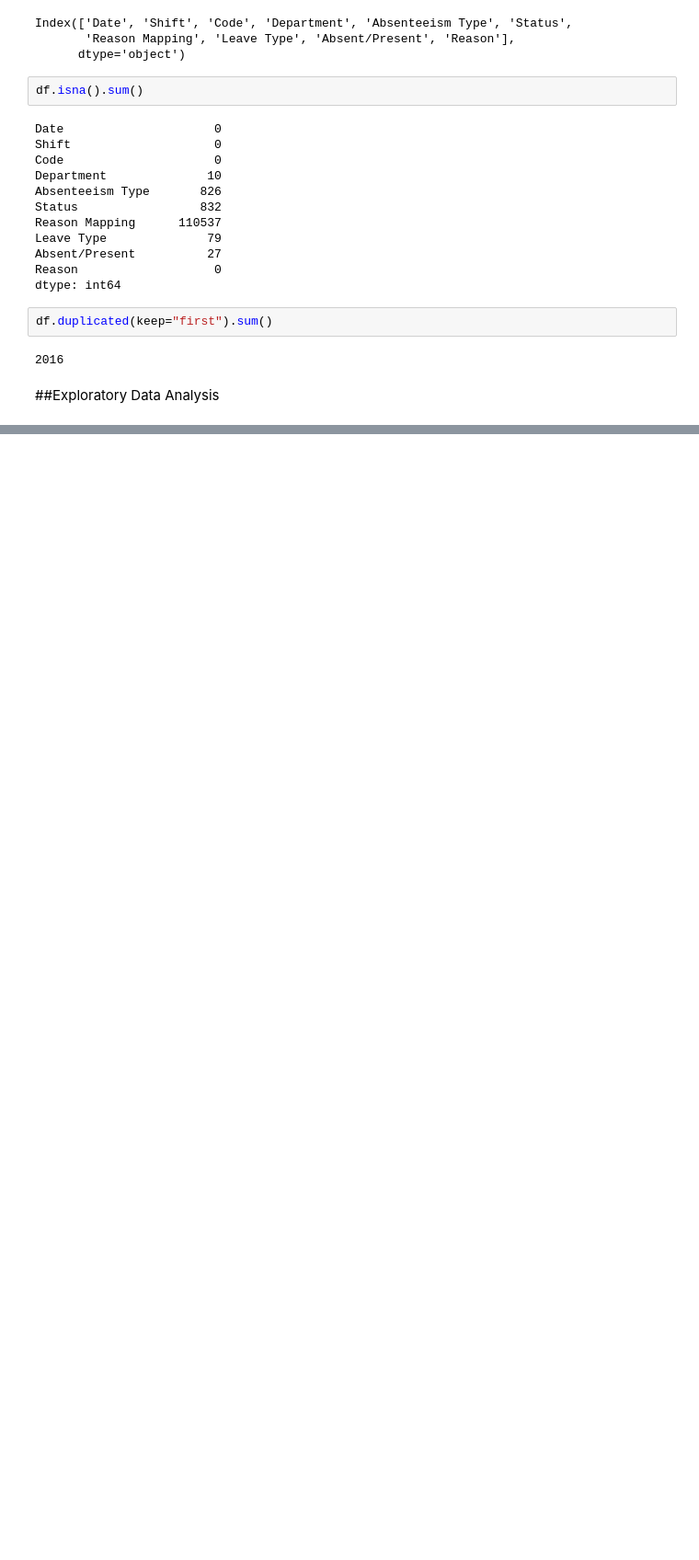
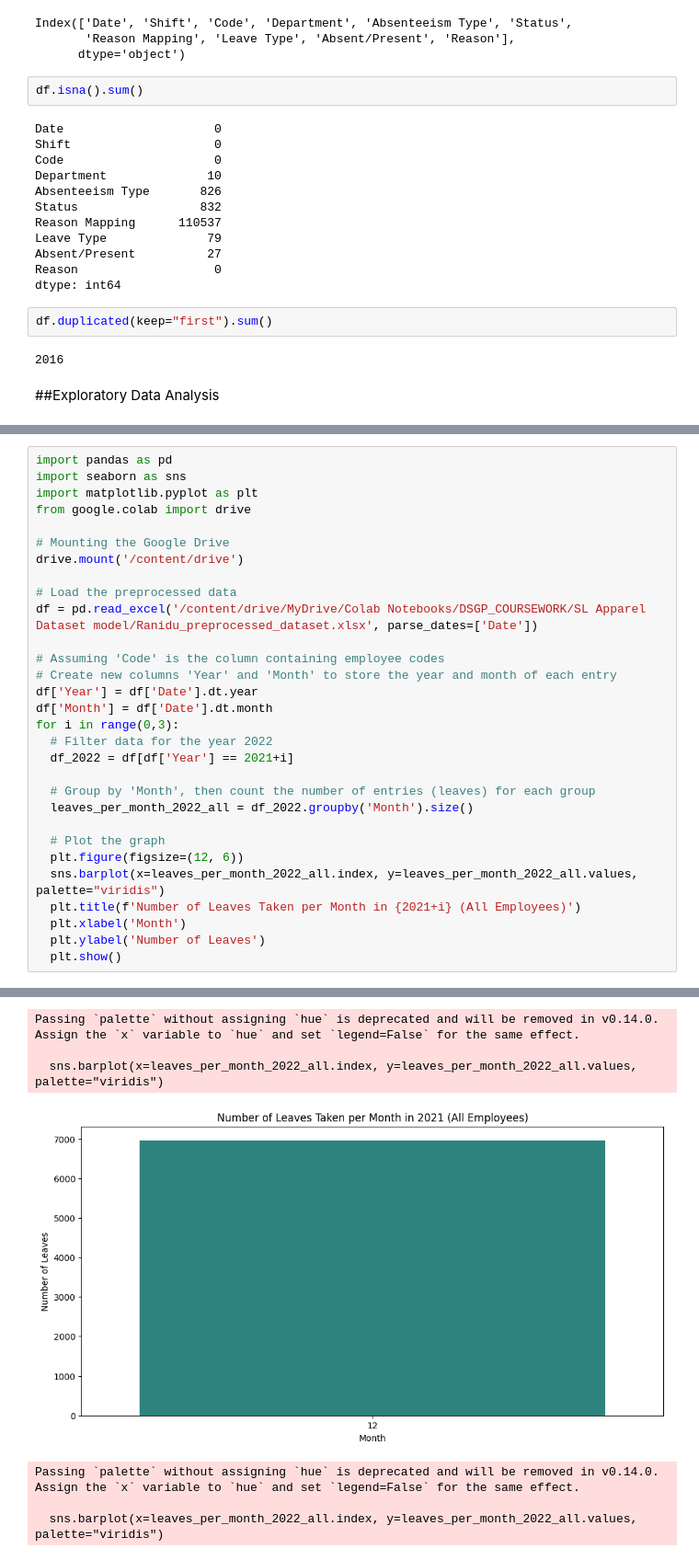
Before and after one commit to DSGP-Group-1-EAPS/SL-Apparel-Dataset, a Jupyter notebook: EAPS_Data_Describing.ipynb, the cells around one changed output, grey strips where cells are left out. Shown at 92% size. Saved outputs shown, nothing was run; the diff lists cells and outputs as text; blank space fills up the shorter version.

```diff
--- a/EAPS_Data_Describing.ipynb
+++ b/EAPS_Data_Describing.ipynb
@@ -181,0 +138,31 @@ Absenteeism rate for 2023-12: 1.51%
+# %%
+import pandas as pd
+import seaborn as sns
+import matplotlib.pyplot as plt
+from google.colab import drive
+
+# Mounting the Google Drive
+drive.mount('/content/drive')
+
+# Load the preprocessed data
+df = pd.read_excel('/content/drive/MyDrive/Colab Notebooks/DSGP_COURSEWORK/SL Apparel Dataset model/Ranidu_preprocessed_dataset.xlsx', parse_dates=['Date'])
+
+# Assuming 'Code' is the column containing employee codes
+# Create new columns 'Year' and 'Month' to store the year and month of each entry
+df['Year'] = df['Date'].dt.year
+df['Month'] = df['Date'].dt.month
+for i in range(0,3):
+  # Filter data for the year 2022
+  df_2022 = df[df['Year'] == 2021+i]
+
+  # Group by 'Month', then count the number of entries (leaves) for each group
+  leaves_per_month_2022_all = df_2022.groupby('Month').size()
+
+  # Plot the graph
+  plt.figure(figsize=(12, 6))
+  sns.barplot(x=leaves_per_month_2022_all.index, y=leaves_per_month_2022_all.values, palette="viridis")
+  plt.title(f'Number of Leaves Taken per Month in {2021+i} (All Employees)')
+  plt.xlabel('Month')
+  plt.ylabel('Number of Leaves')
+  plt.show()
+# %% [output]
@@ -181,0 +170,7 @@ Absenteeism rate for 2023-12: 1.51%
+Passing `palette` without assigning `hue` is deprecated and will be removed in v0.14.0. Assign the `x` variable to `hue` and set `legend=False` for the same effect.
+
+  sns.barplot(x=leaves_per_month_2022_all.index, y=leaves_per_month_2022_all.values, palette="viridis")
+[figure, added]
+Passing `palette` without assigning `hue` is deprecated and will be removed in v0.14.0. Assign the `x` variable to `hue` and set `legend=False` for the same effect.
+
+  sns.barplot(x=leaves_per_month_2022_all.index, y=leaves_per_month_2022_all.values, palette="viridis")
```
Also changed, not shown: parts of 7 cells of this notebook.
